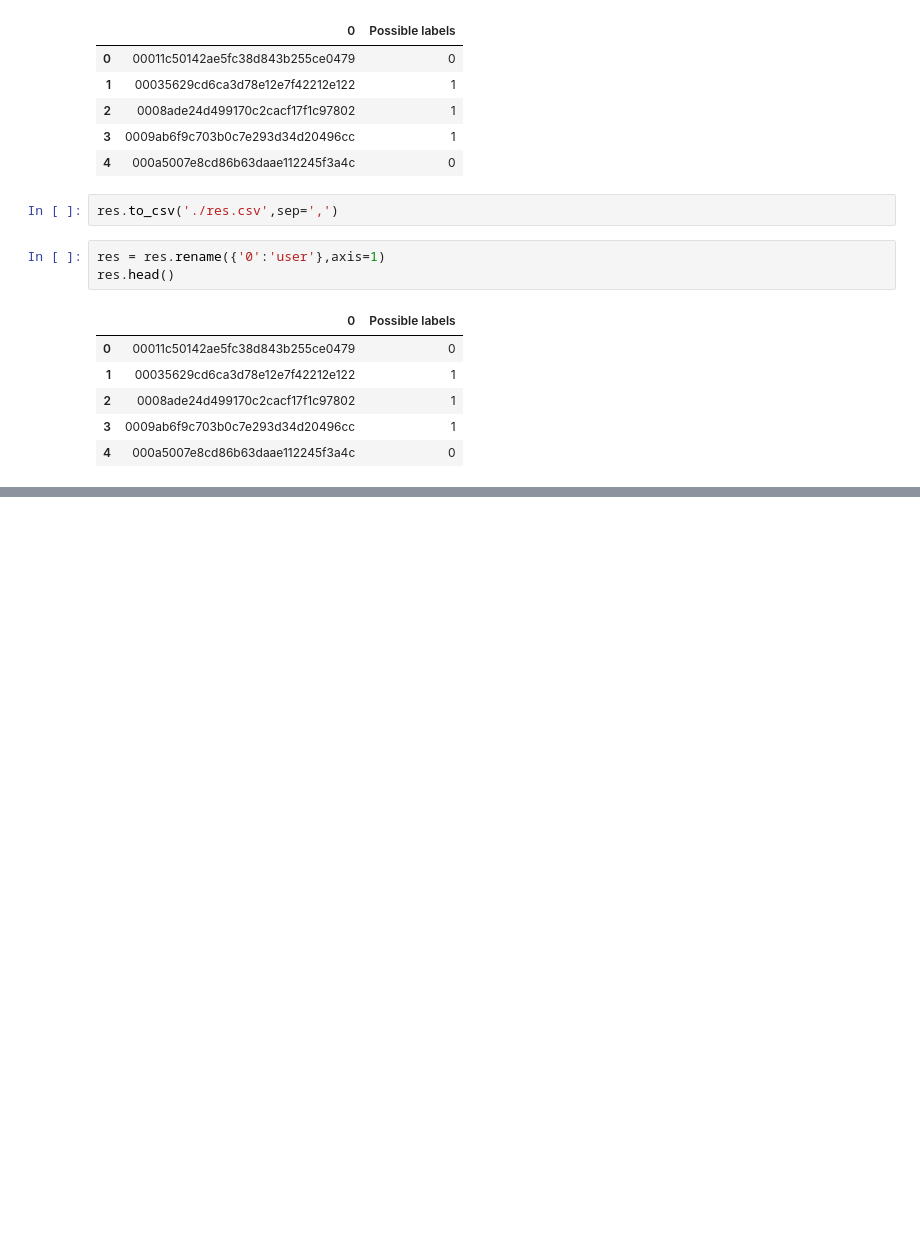
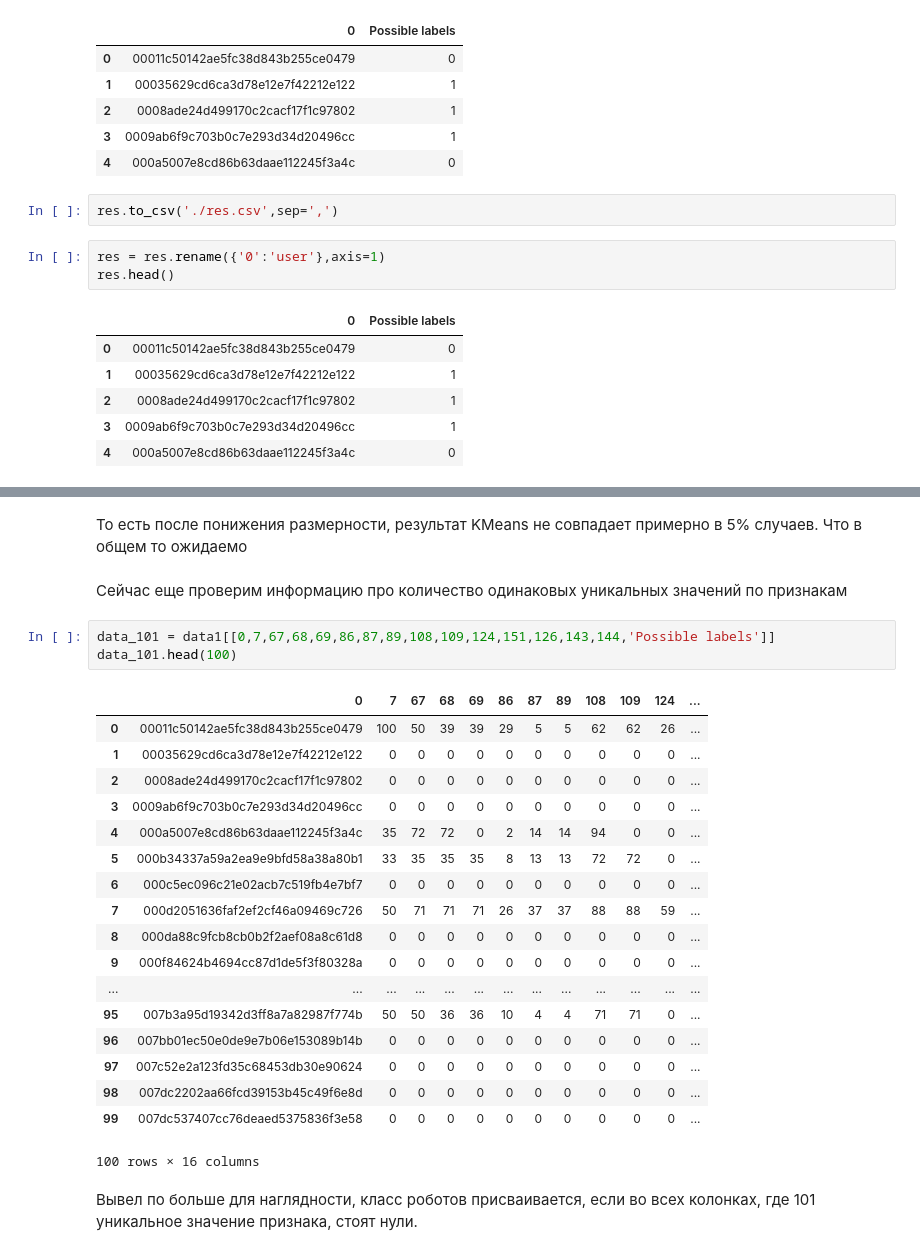
Before and after one commit to BassKot/AF, a Jupyter notebook: Test.ipynb, the cells around one changed output, grey strips where cells are left out. Saved outputs shown, nothing was run; the diff lists cells and outputs as text; blank space fills up the shorter version.

```diff
--- a/Test.ipynb
+++ b/Test.ipynb
@@ -382,0 +420,28 @@ res.head()
+# %% [markdown]
+То есть после понижения размерности, результат KMeans не совпадает примерно в 5% случаев. Что в общем то ожидаемо
+# %% [markdown]
+Сейчас еще проверим информацию про количество одинаковых уникальных значений по признакам
+# %%
+data_101 = data1[[0,7,67,68,69,86,87,89,108,109,124,151,126,143,144,'Possible labels']]
+data_101.head(100)
+# %% [output]
+|  | 0 | 7 | 67 | 68 | 69 | 86 | 87 | 89 | 108 | 109 | 124 | ... |
+| 0 | 00011c50142ae5fc38d843b255ce0479 | 100 | 50 | 39 | 39 | 29 | 5 | 5 | 62 | 62 | 26 | ... |
+| 1 | 00035629cd6ca3d78e12e7f42212e122 | 0 | 0 | 0 | 0 | 0 | 0 | 0 | 0 | 0 | 0 | ... |
+| 2 | 0008ade24d499170c2cacf17f1c97802 | 0 | 0 | 0 | 0 | 0 | 0 | 0 | 0 | 0 | 0 | ... |
+| 3 | 0009ab6f9c703b0c7e293d34d20496cc | 0 | 0 | 0 | 0 | 0 | 0 | 0 | 0 | 0 | 0 | ... |
+| 4 | 000a5007e8cd86b63daae112245f3a4c | 35 | 72 | 72 | 0 | 2 | 14 | 14 | 94 | 0 | 0 | ... |
+| 5 | 000b34337a59a2ea9e9bfd58a38a80b1 | 33 | 35 | 35 | 35 | 8 | 13 | 13 | 72 | 72 | 0 | ... |
+| 6 | 000c5ec096c21e02acb7c519fb4e7bf7 | 0 | 0 | 0 | 0 | 0 | 0 | 0 | 0 | 0 | 0 | ... |
+| 7 | 000d2051636faf2ef2cf46a09469c726 | 50 | 71 | 71 | 71 | 26 | 37 | 37 | 88 | 88 | 59 | ... |
+| 8 | 000da88c9fcb8cb0b2f2aef08a8c61d8 | 0 | 0 | 0 | 0 | 0 | 0 | 0 | 0 | 0 | 0 | ... |
+| 9 | 000f84624b4694cc87d1de5f3f80328a | 0 | 0 | 0 | 0 | 0 | 0 | 0 | 0 | 0 | 0 | ... |
+| ... | ... | ... | ... | ... | ... | ... | ... | ... | ... | ... | ... | ... |
+| 95 | 007b3a95d19342d3ff8a7a82987f774b | 50 | 50 | 36 | 36 | 10 | 4 | 4 | 71 | 71 | 0 | ... |
+| 96 | 007bb01ec50e0de9e7b06e153089b14b | 0 | 0 | 0 | 0 | 0 | 0 | 0 | 0 | 0 | 0 | ... |
+| 97 | 007c52e2a123fd35c68453db30e90624 | 0 | 0 | 0 | 0 | 0 | 0 | 0 | 0 | 0 | 0 | ... |
+| 98 | 007dc2202aa66fcd39153b45c49f6e8d | 0 | 0 | 0 | 0 | 0 | 0 | 0 | 0 | 0 | 0 | ... |
+| 99 | 007dc537407cc76deaed5375836f3e58 | 0 | 0 | 0 | 0 | 0 | 0 | 0 | 0 | 0 | 0 | ... |
+100 rows × 16 columns
+# %% [markdown]
+Вывел по больше для наглядности, класс роботов присваивается, если во всех колонках, где 101 уникальное значение признака, стоят нули.
```
Also changed, not shown: parts of 8 cells of this notebook.
